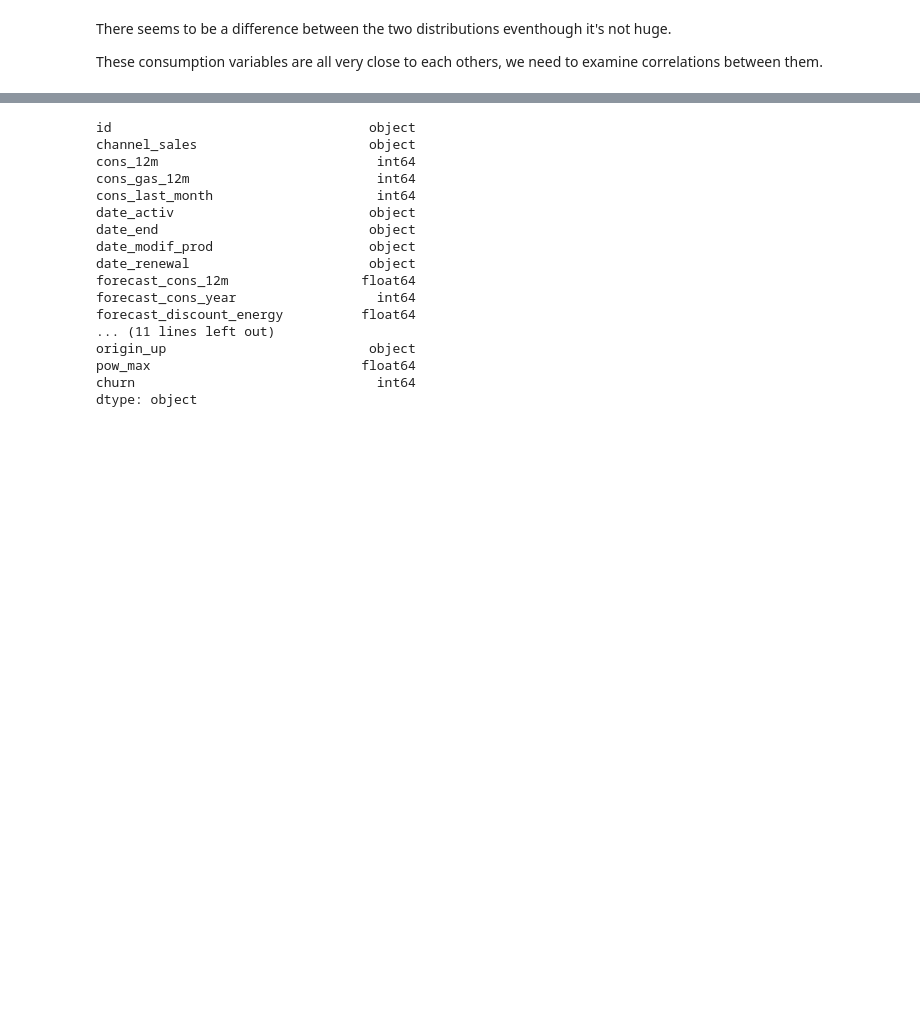
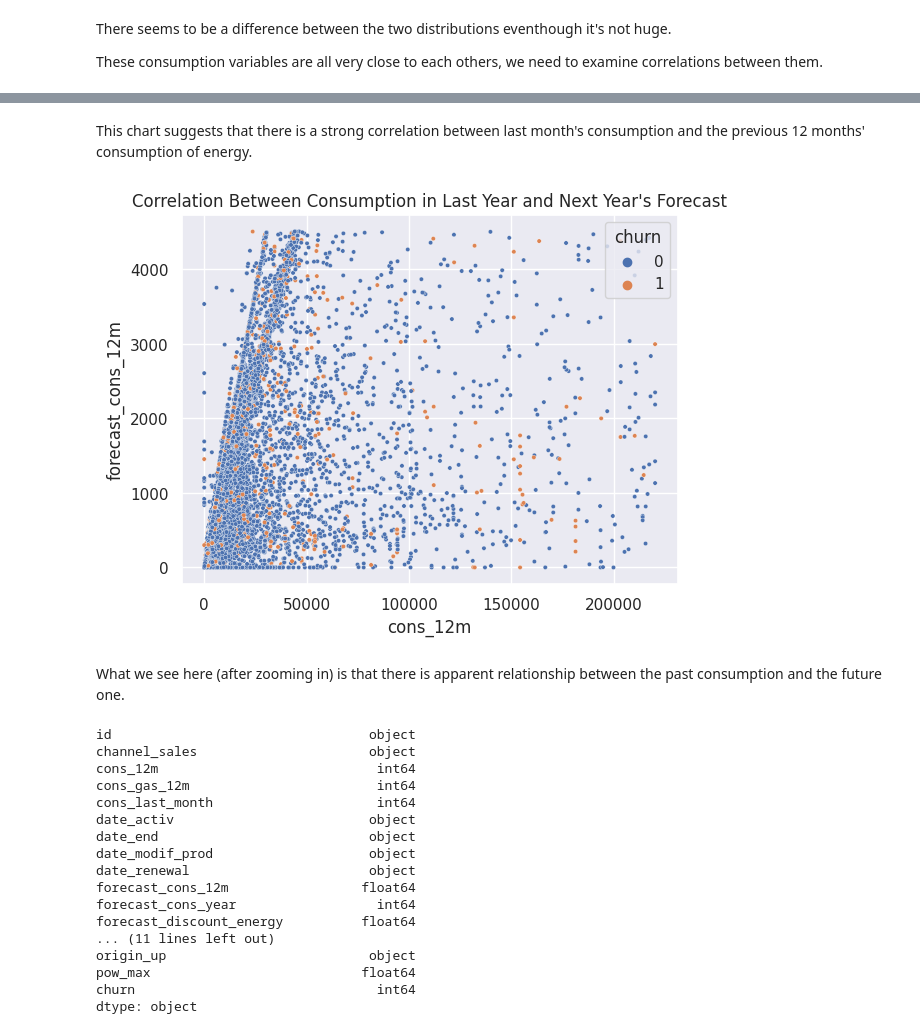
Before and after one commit to mnijadi/energy-company-customer-churn, a Jupyter notebook: notebooks/eda.ipynb, the cells around one changed output, grey strips where cells are left out. Saved outputs shown, nothing was run; the diff lists cells and outputs as text; code cells hidden in the pictures; blank space fills up the shorter version.

```diff
--- a/notebooks/eda.ipynb
+++ b/notebooks/eda.ipynb
@@ -526,3 +533,20 @@ These consumption variables are all very close to each others, we need to examin
+# %% [markdown]
+This chart suggests that there is a strong correlation between last month's consumption and the previous 12 months' consumption of energy.
+# %%
+sns.scatterplot(
+    data=client_df.loc[(client_df['cons_12m']<client_df['cons_12m'].quantile(0.9))&(client_df['forecast_cons_12m']<client_df['forecast_cons_12m'].quantile(0.9))],
+    x='cons_12m',
+    y='forecast_cons_12m',
+    hue='churn',
+    s=10
+)
+plt.title('Correlation Between Consumption in Last Year and Next Year\'s Forecast')
+plt.savefig('../figures/previous_and_next_consumption_correlation.png')
+plt.show()
+# %% [output]
+[figure, added]
+# %% [markdown]
+What we see here (after zooming in) is that there is apparent relationship between the past consumption and the future one.
 # %%
 client_df.dtypes
 # %% [output]
```
Also changed, not shown: parts of 1 cell of this notebook, 2 other files.
